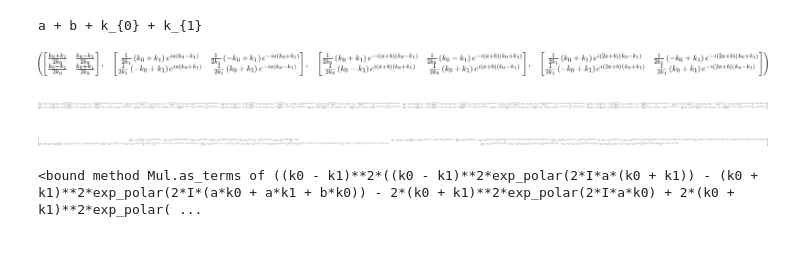
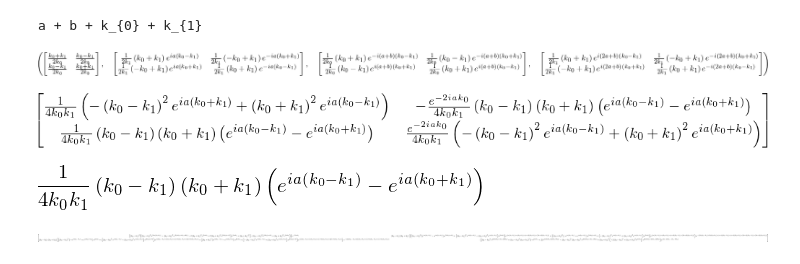
Before and after one commit to jvines/Tarea2Vibra, a Jupyter notebook: Tarea2Vibra.ipynb, the cells around one changed output. Drawn from its saved outputs; the diff is of its cells as text; code cells hidden in the pictures.

```diff
--- a/Tarea2Vibra.ipynb
+++ b/Tarea2Vibra.ipynb
@@ -27,7 +27,3 @@ T1, T2, T3, T4
 T12 = T1*T2
 T123 = T12*T3
 Tfinal = T123*T4
-# %%
-Tfinal
-# %% [output]
-[figure, removed]
@@ -38,9 +30,18 @@ Tfinal_s2 = simplify(Tfinal_s)
+# %%
+#Tfinal
+T12_s = simplify(T12)
+T12_s
+# %% [output]
+[figure, added]
+# %%
+T12_s[2]
+# %% [output]
+[figure, added]
 # %%
+Tfinal_s = simplify(Tfinal)
+Tfinal_s2 = simplify(Tfinal_s)
 Current = Tfinal_s2*16*k0**2*k1**2
-Current
-# %% [output]
-[figure, removed]
 # %%
-Current[0].as_terms
+Current
 # %% [output]
-<bound method Mul.as_terms of ((k0 - k1)**2*((k0 - k1)**2*exp_polar(2*I*a*(k0 + k1)) - (k0 + k1)**2*exp_polar(2*I*(a*k0 + a*k1 + b*k0)) - 2*(k0 + k1)**2*exp_polar(2*I*a*k0) + 2*(k0 + k1)**2*exp_polar( ...
+[figure, added]
```
Also changed, not shown: parts of 2 cells of this notebook.
